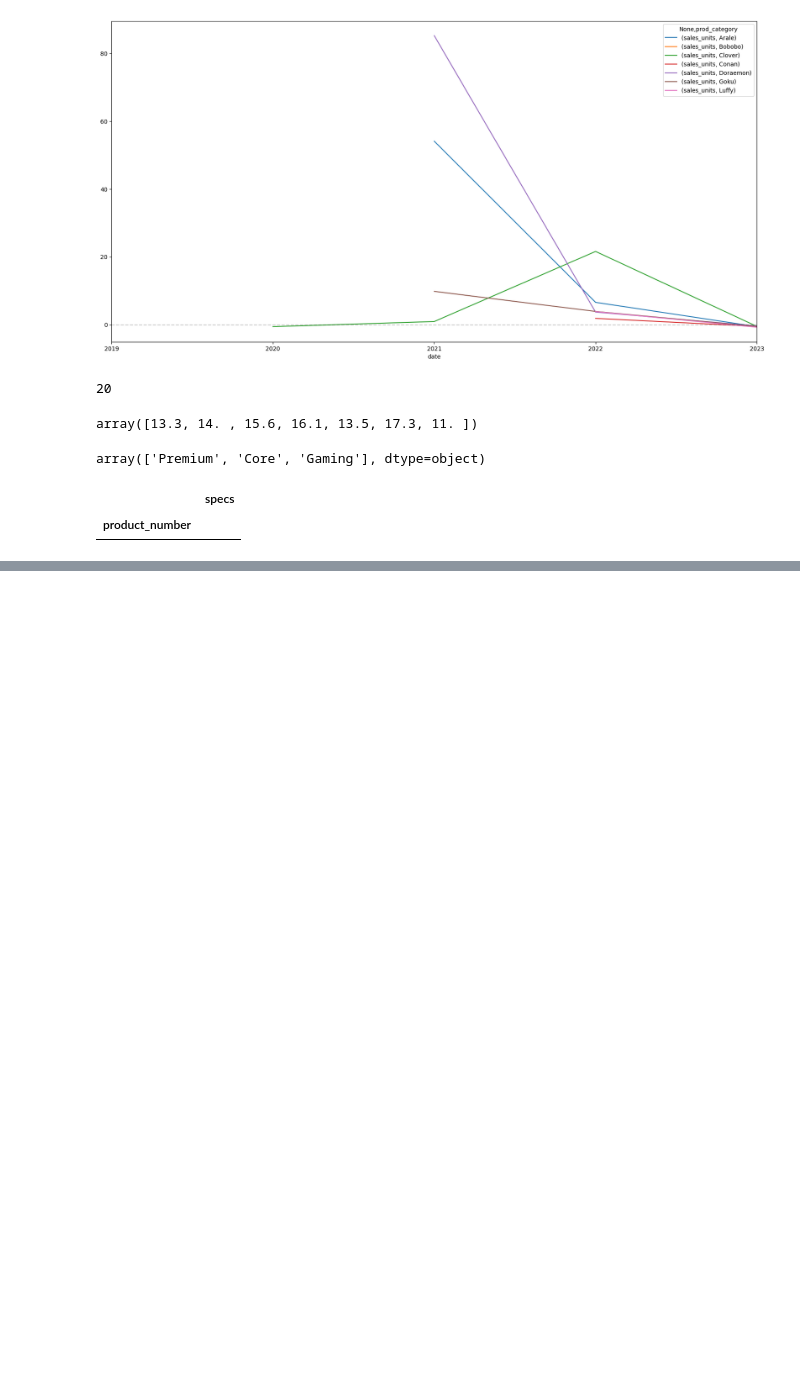
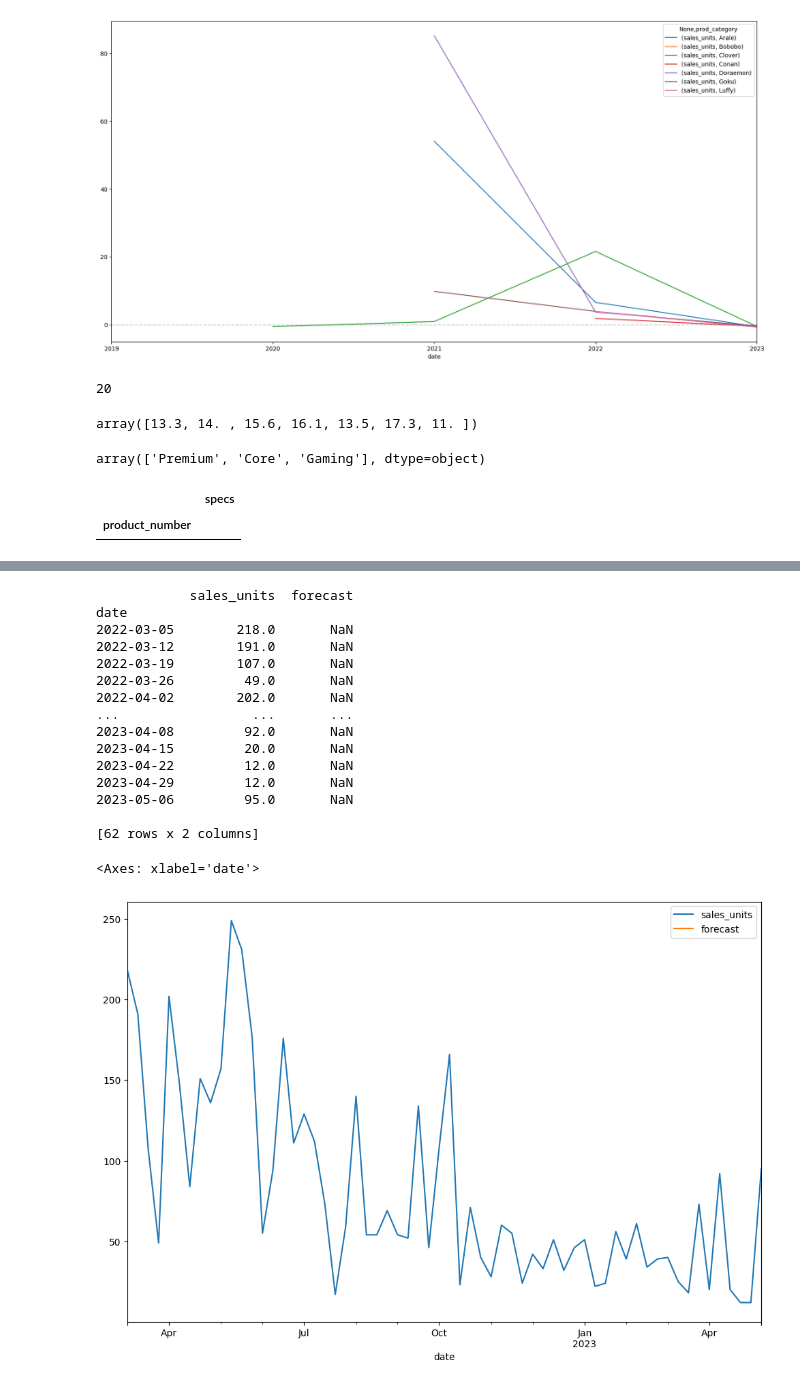
Before and after one commit to josalhor/hp-stock, a Jupyter notebook: pred.ipynb, the cells around one changed output, grey strips where cells are left out. Saved outputs shown, nothing was run; the diff lists cells and outputs as text; code cells hidden in the pictures; blank space fills up the shorter version.

```diff
--- a/pred.ipynb
+++ b/pred.ipynb
@@ -527,0 +608,6 @@ plot_predictions_by_product_random(predictions_by_product)
+# %%
+from statsmodels.tsa.arima.model import ARIMA
+
+mod = ARIMA(station_test['sales_units'], trend='n', order=(1,1,1), seasonal_order=(1,1,1,10))
+results = mod.fit()
+print(results.summary())
@@ -527,0 +639,28 @@ plot_predictions_by_product_random(predictions_by_product)
+# %%
+
+
+prediction = results.predict(start = 62, end= 62+13, dynamic= True)
+
+# Append predictions to test data as forecast column in new rows
+# We cannot directly assign to test['forecast'] because the length of the forecast is different from the length of the test data
+
+print(station_test)
+station_test[['sales_units', 'forecast']].plot(figsize=(12, 8))
+# %% [output]
+            sales_units  forecast
+date
+2022-03-05        218.0       NaN
+2022-03-12        191.0       NaN
+2022-03-19        107.0       NaN
+2022-03-26         49.0       NaN
+2022-04-02        202.0       NaN
+...                 ...       ...
+2023-04-08         92.0       NaN
+2023-04-15         20.0       NaN
+2023-04-22         12.0       NaN
+2023-04-29         12.0       NaN
+2023-05-06         95.0       NaN
+
+[62 rows x 2 columns]
+<Axes: xlabel='date'>
+[figure, added]
```
Also changed, not shown: parts of 6 cells of this notebook.
